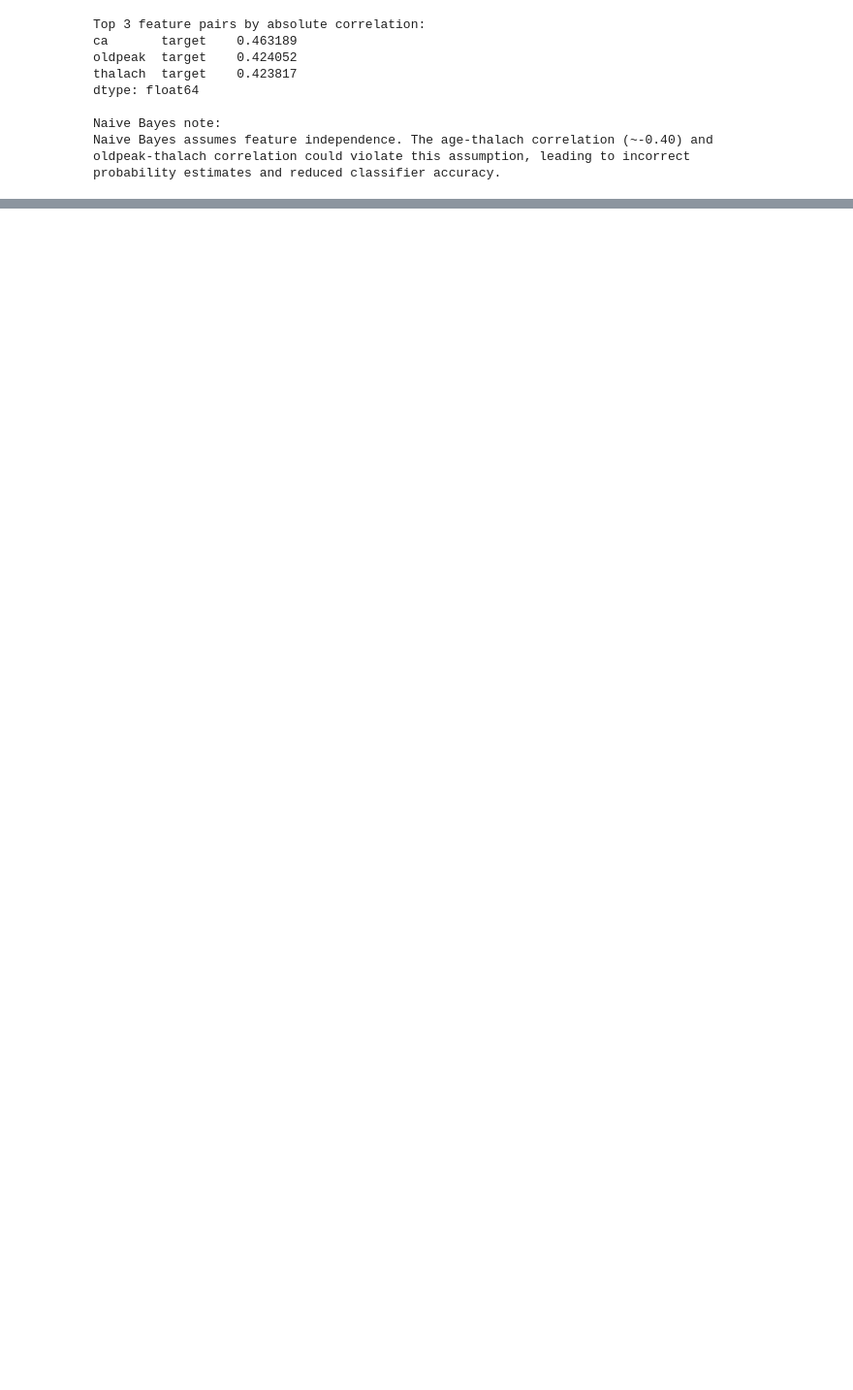
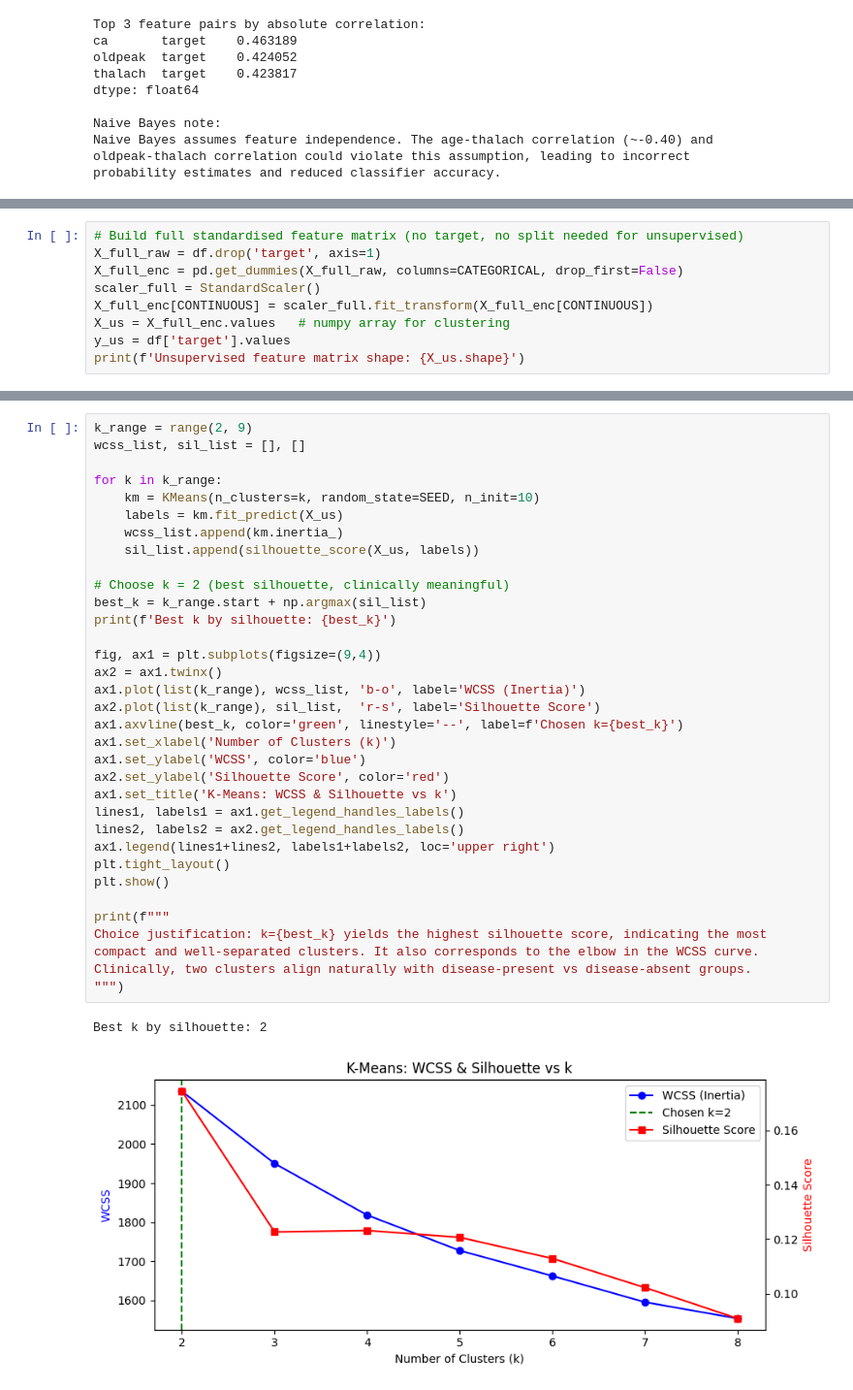
Before and after one commit to Saif1Shahzad/cardioai-heart-disease-prediction, a Jupyter notebook: notebook/i232634_DS-A_Assignment 4_Notebook.ipynb, the cells around one changed output, grey strips where cells are left out. Shown at 97% size. Cells and saved outputs as stored; diff of their text form; blank space fills up the shorter version.

Commit message:
Part A: Unsupervised Learning implemented

```diff
--- a/notebook/i232634_DS-A_Assignment 4_Notebook.ipynb
+++ b/notebook/i232634_DS-A_Assignment 4_Notebook.ipynb
@@ -264,0 +269,9 @@ probability estimates and reduced classifier accuracy.
+# %%
+# Build full standardised feature matrix (no target, no split needed for unsupervised)
+X_full_raw = df.drop('target', axis=1)
+X_full_enc = pd.get_dummies(X_full_raw, columns=CATEGORICAL, drop_first=False)
+scaler_full = StandardScaler()
+X_full_enc[CONTINUOUS] = scaler_full.fit_transform(X_full_enc[CONTINUOUS])
+X_us = X_full_enc.values   # numpy array for clustering
+y_us = df['target'].values
+print(f'Unsupervised feature matrix shape: {X_us.shape}')
@@ -264,0 +282,37 @@ probability estimates and reduced classifier accuracy.
+# %%
+k_range = range(2, 9)
+wcss_list, sil_list = [], []
+
+for k in k_range:
+    km = KMeans(n_clusters=k, random_state=SEED, n_init=10)
+    labels = km.fit_predict(X_us)
+    wcss_list.append(km.inertia_)
+    sil_list.append(silhouette_score(X_us, labels))
+
+# Choose k = 2 (best silhouette, clinically meaningful)
+best_k = k_range.start + np.argmax(sil_list)
+print(f'Best k by silhouette: {best_k}')
+
+fig, ax1 = plt.subplots(figsize=(9,4))
+ax2 = ax1.twinx()
+ax1.plot(list(k_range), wcss_list, 'b-o', label='WCSS (Inertia)')
+ax2.plot(list(k_range), sil_list,  'r-s', label='Silhouette Score')
+ax1.axvline(best_k, color='green', linestyle='--', label=f'Chosen k={best_k}')
+ax1.set_xlabel('Number of Clusters (k)')
+ax1.set_ylabel('WCSS', color='blue')
+ax2.set_ylabel('Silhouette Score', color='red')
+ax1.set_title('K-Means: WCSS & Silhouette vs k')
+lines1, labels1 = ax1.get_legend_handles_labels()
+lines2, labels2 = ax2.get_legend_handles_labels()
+ax1.legend(lines1+lines2, labels1+labels2, loc='upper right')
+plt.tight_layout()
+plt.show()
+
+print(f"""
+Choice justification: k={best_k} yields the highest silhouette score, indicating the most
+compact and well-separated clusters. It also corresponds to the elbow in the WCSS curve.
+Clinically, two clusters align naturally with disease-present vs disease-absent groups.
+""")
+# %% [output]
+Best k by silhouette: 2
+[figure, added]
```
Also changed, not shown: parts of 14 cells of this notebook.
